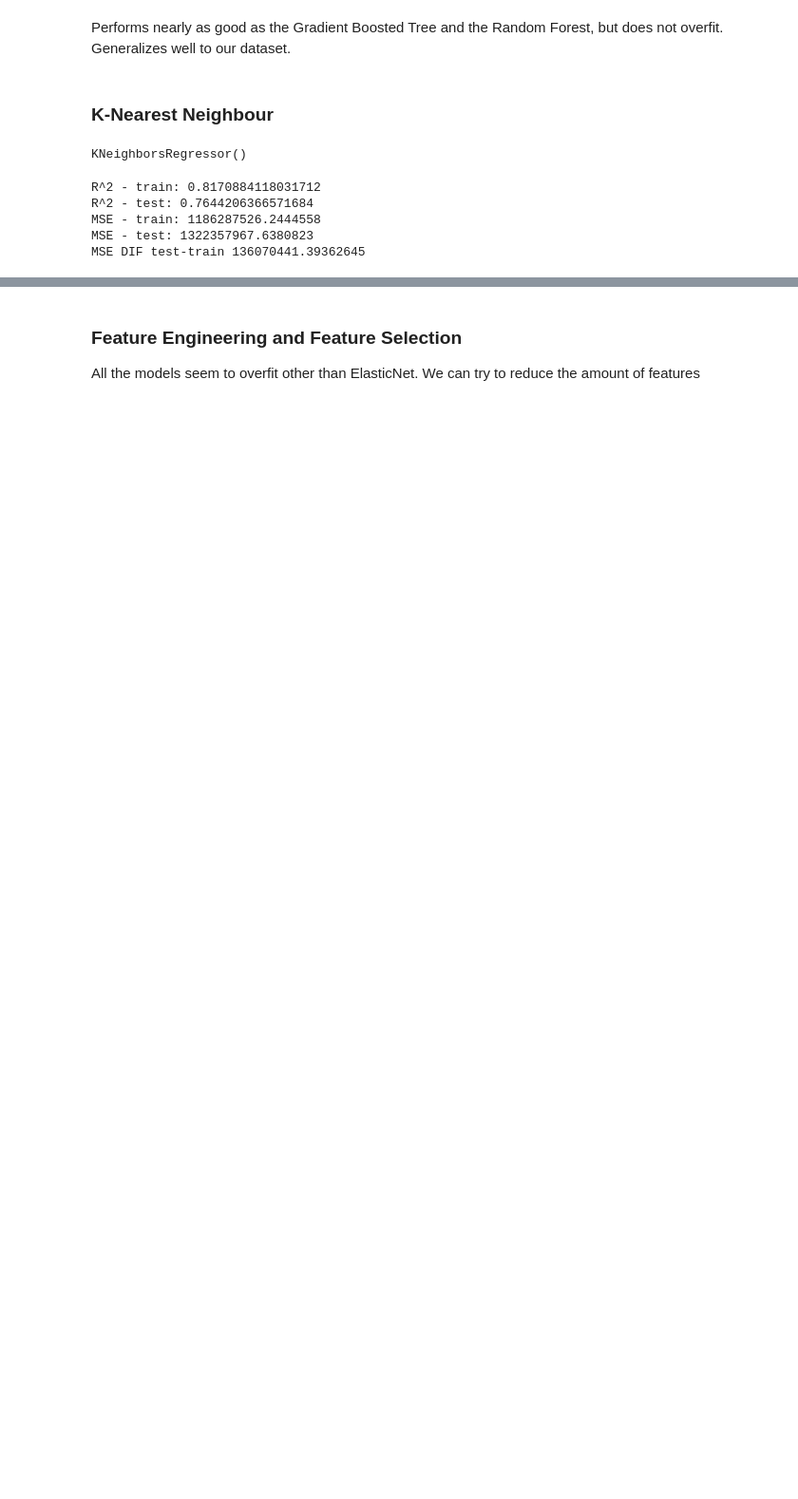
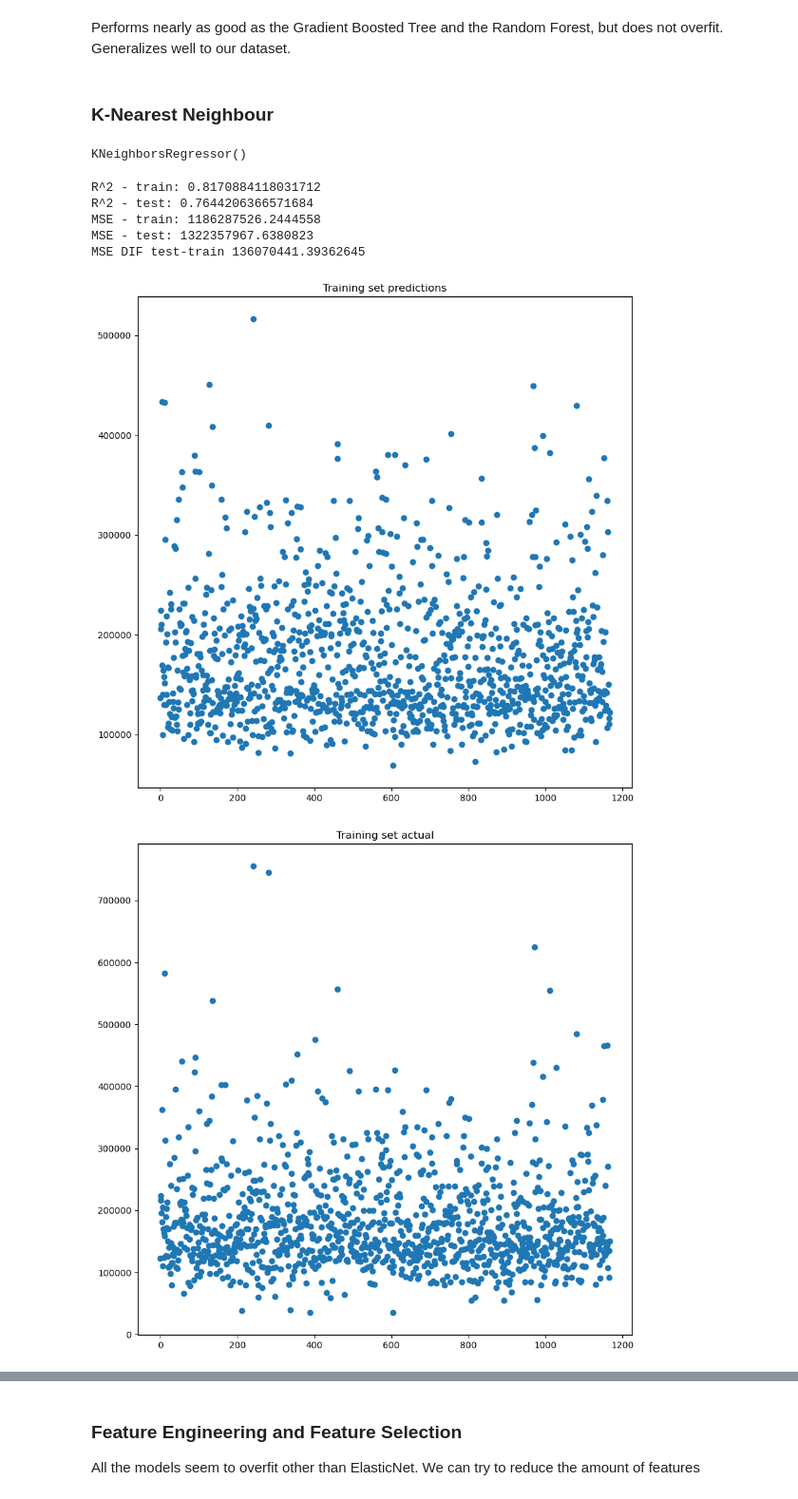
Before and after one commit to michaelbui99/mal-assignment-7, a Jupyter notebook: assignment_7.ipynb, the cells around one changed output, grey strips where cells are left out. Shown at 95% size. Saved outputs shown, nothing was run; the diff lists cells and outputs as text; code cells hidden in the pictures; blank space fills up the shorter version.

```diff
--- a/assignment_7.ipynb
+++ b/assignment_7.ipynb
@@ -741,3 +824,8 @@ R^2 - test: 0.7644206366571684
 MSE - train: 1186287526.2444558
 MSE - test: 1322357967.6380823
 MSE DIF test-train 136070441.39362645
+# %%
+plot_predictions_to_actual(knn, X_train, y_train, X_test, y_test)
+# %% [output]
+[figure, added]
+[figure, added]
```
Also changed, not shown: parts of 34 cells of this notebook.
